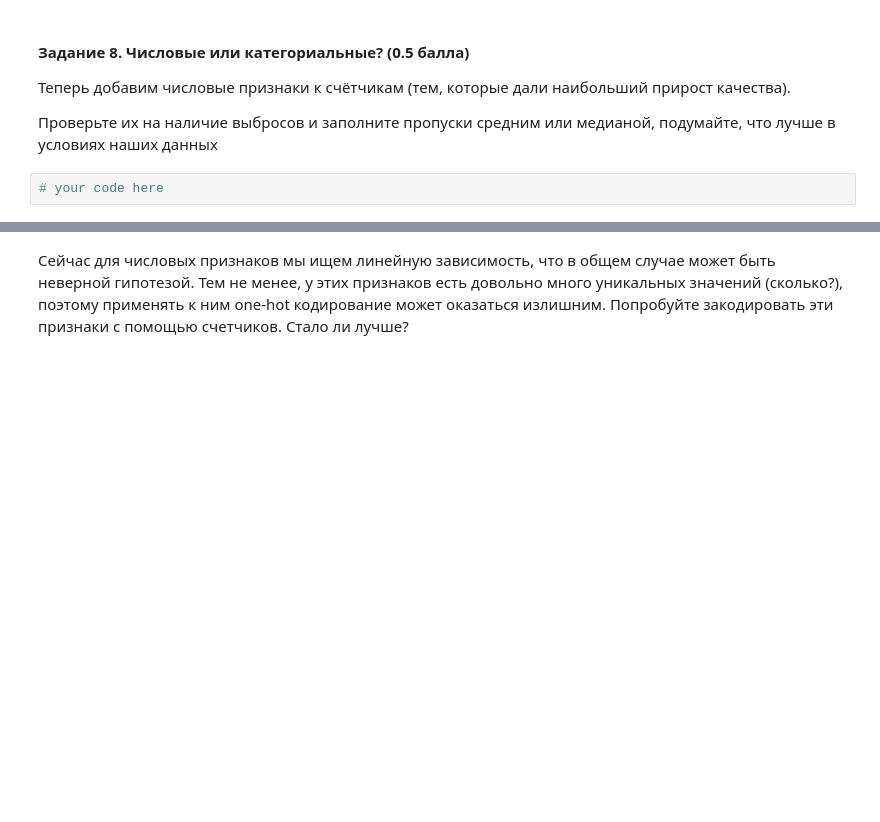
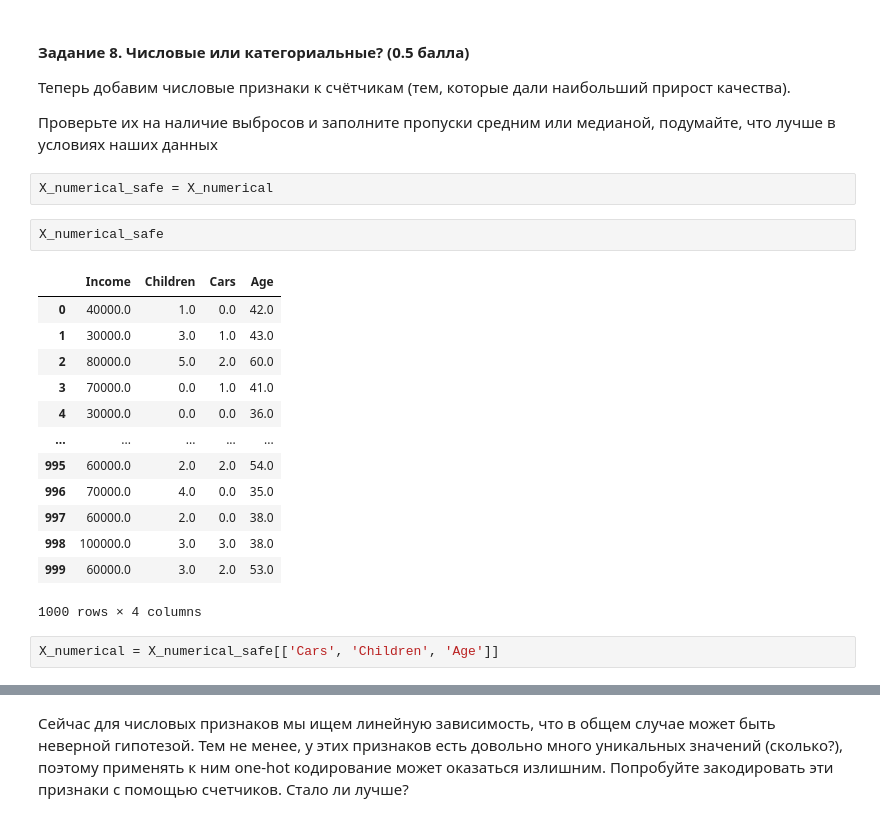
Before and after one commit to AndreiPolischuk/ML_HOMEWORKS, a Jupyter notebook: HW4/homework_practice_04_linclass-PolischukAndrei.ipynb, the cells around one changed output, grey strips where cells are left out. Saved outputs shown, nothing was run; the diff lists cells and outputs as text; blank space fills up the shorter version.

```diff
--- a/HW4/homework_practice_04_linclass-PolischukAndrei.ipynb
+++ b/HW4/homework_practice_04_linclass-PolischukAndrei.ipynb
@@ -945,5 +945,23 @@ AUC-ROC: 0.6458
 
 
 Проверьте их на наличие выбросов и заполните пропуски средним или медианой, подумайте, что лучше в условиях наших данных
-# %%
-# your code here
+# %%
+X_numerical_safe = X_numerical
+# %%
+X_numerical_safe
+# %% [output]
+|  | Income | Children | Cars | Age |
+| 0 | 40000.0 | 1.0 | 0.0 | 42.0 |
+| 1 | 30000.0 | 3.0 | 1.0 | 43.0 |
+| 2 | 80000.0 | 5.0 | 2.0 | 60.0 |
+| 3 | 70000.0 | 0.0 | 1.0 | 41.0 |
+| 4 | 30000.0 | 0.0 | 0.0 | 36.0 |
+| ... | ... | ... | ... | ... |
+| 995 | 60000.0 | 2.0 | 2.0 | 54.0 |
+| 996 | 70000.0 | 4.0 | 0.0 | 35.0 |
+| 997 | 60000.0 | 2.0 | 0.0 | 38.0 |
+| 998 | 100000.0 | 3.0 | 3.0 | 38.0 |
+| 999 | 60000.0 | 3.0 | 2.0 | 53.0 |
+1000 rows × 4 columns
+# %%
+X_numerical = X_numerical_safe[['Cars', 'Children', 'Age']]
```
Also changed, not shown: parts of 8 cells of this notebook.
